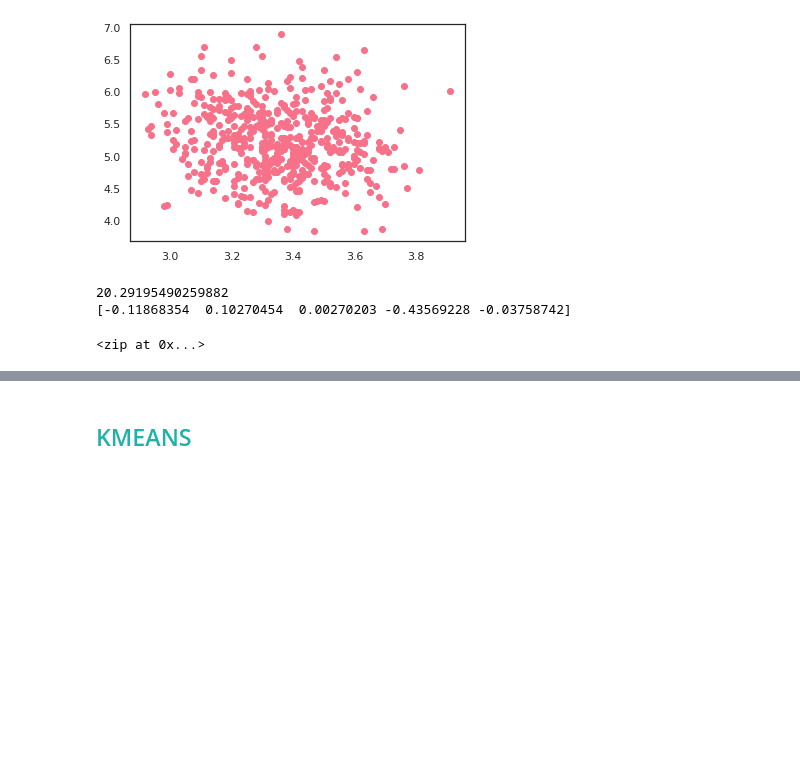
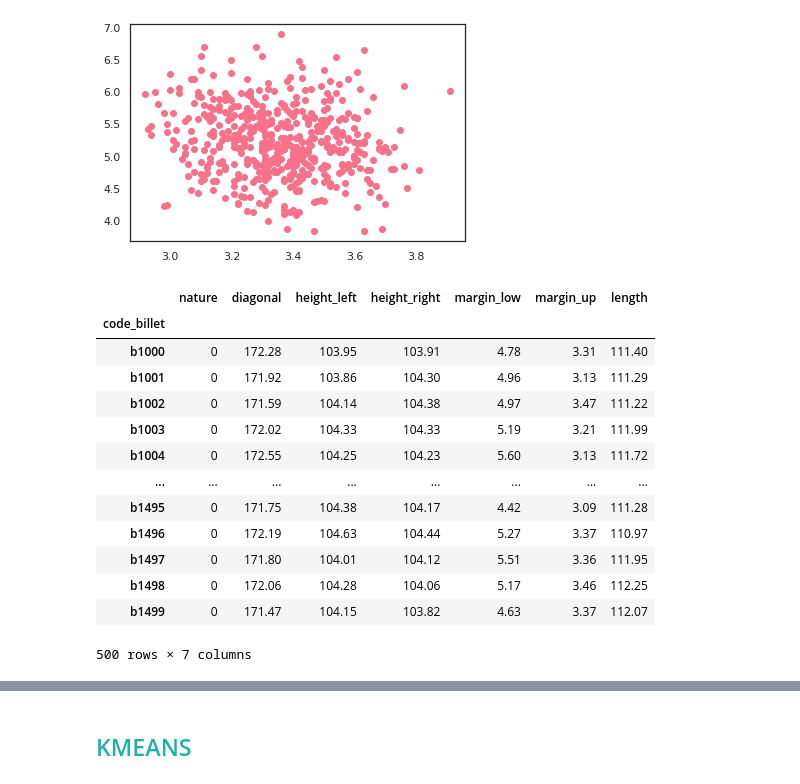
Before and after one commit to Randasabag/Detectez-des-faux-billets-avec-R-ou-Python, a Jupyter notebook: P10.ipynb, the cells around one changed output, grey strips where cells are left out. Saved outputs shown, nothing was run; the diff lists cells and outputs as text; code cells hidden in the pictures; blank space fills up the shorter version.

```diff
--- a/P10.ipynb
+++ b/P10.ipynb
@@ -720,3 +703,6 @@ plt.scatter(Vrais['margin_up'], Vrais['margin_low'])
 # %% [output]
 <matplotlib.collections.PathCollection at 0x...>
 [figure]
+# %%
+nature=df_billets[[ 'nature']]
+nature
@@ -822,14 +854,21 @@ plt.scatter(Faux['margin_up'], Faux['margin_low'])
 # %% [output]
 <matplotlib.collections.PathCollection at 0x...>
 [figure]
-# %%
-#B0
-print(model.intercept_)
-#Coefficients des 6 variables
-print(model.coef_)
-#combinaison des variables avec leurs coefficients
-zip(variables, model.coef_)
-# %% [output]
-20.29195490259882
-[-0.11868354  0.10270454  0.00270203 -0.43569228 -0.03758742]
-<zip at 0x...>
+# %%
+Faux=pd.merge(nature, Faux_var, left_on='code_billet', right_on='code_billet', how='inner')
+Faux
+# %% [output]
+|  | nature | diagonal | height_left | height_right | margin_low | margin_up | length |
+| code_billet |  |  |  |  |  |  |  |
+| b1000 | 0 | 172.28 | 103.95 | 103.91 | 4.78 | 3.31 | 111.40 |
+| b1001 | 0 | 171.92 | 103.86 | 104.30 | 4.96 | 3.13 | 111.29 |
+| b1002 | 0 | 171.59 | 104.14 | 104.38 | 4.97 | 3.47 | 111.22 |
+| b1003 | 0 | 172.02 | 104.33 | 104.33 | 5.19 | 3.21 | 111.99 |
+| b1004 | 0 | 172.55 | 104.25 | 104.23 | 5.60 | 3.13 | 111.72 |
+| ... | ... | ... | ... | ... | ... | ... | ... |
+| b1495 | 0 | 171.75 | 104.38 | 104.17 | 4.42 | 3.09 | 111.28 |
+| b1496 | 0 | 172.19 | 104.63 | 104.44 | 5.27 | 3.37 | 110.97 |
+| b1497 | 0 | 171.80 | 104.01 | 104.12 | 5.51 | 3.36 | 111.95 |
+| b1498 | 0 | 172.06 | 104.28 | 104.06 | 5.17 | 3.46 | 112.25 |
+| b1499 | 0 | 171.47 | 104.15 | 103.82 | 4.63 | 3.37 | 112.07 |
+500 rows × 7 columns
```
Also changed, not shown: parts of 76 cells of this notebook.
